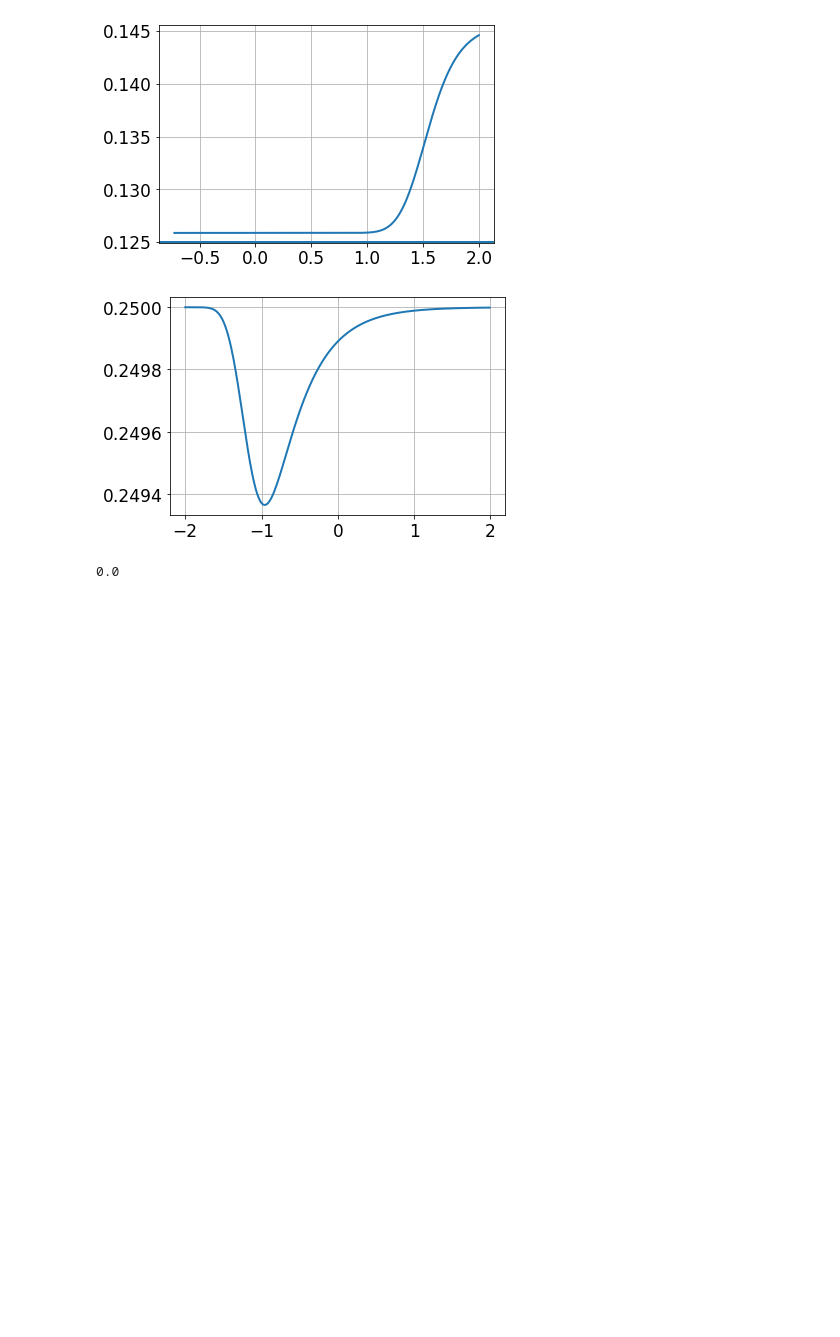
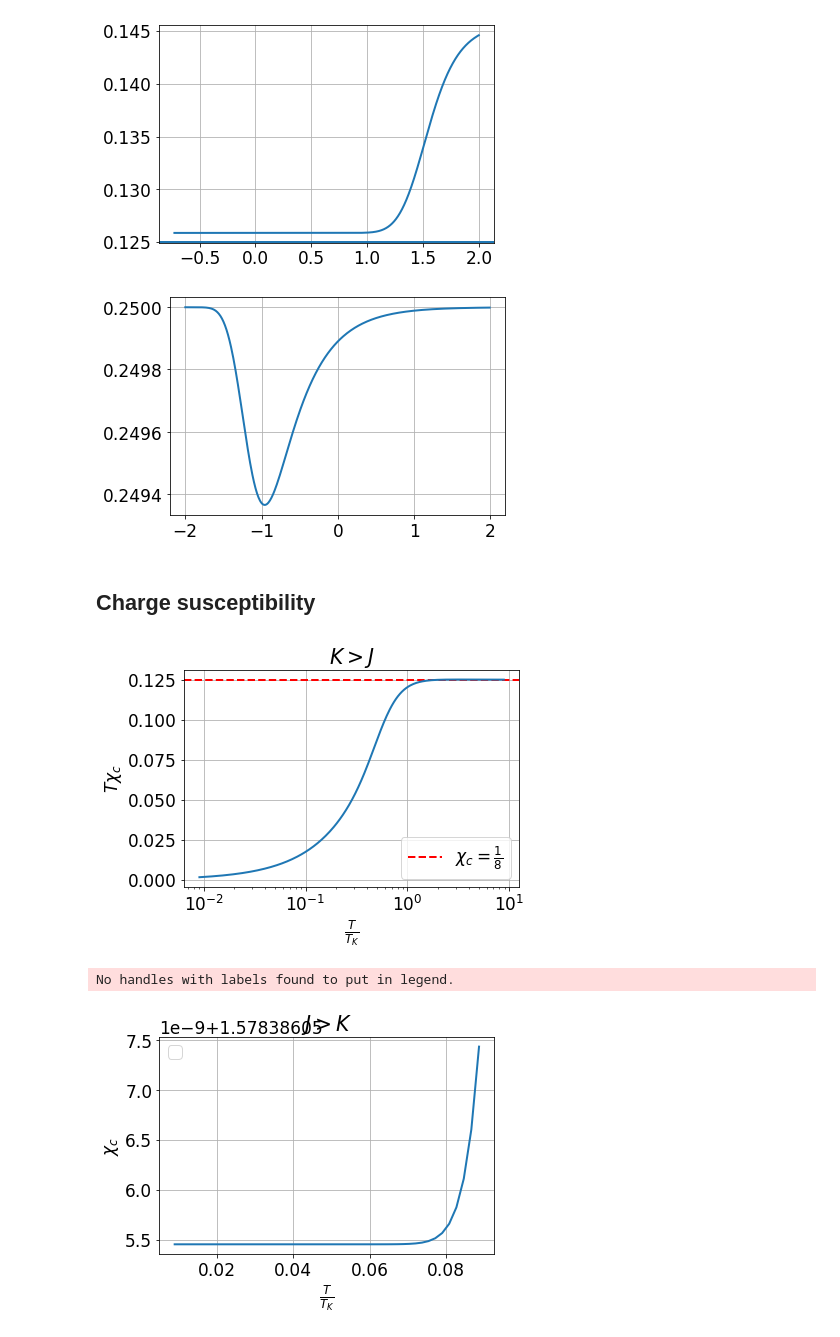
Before and after one commit to abhirup-m/Anderson-Impurity-Model-URG, a Jupyter notebook: spin-charge-symmetrical/chi.ipynb, the cells around one changed output. Saved outputs shown, nothing was run; the diff lists cells and outputs as text; code cells hidden in the pictures; blank space fills up the shorter version.

Commit message:
corrected errors in charge susceptibility, plotted charge susceptibility

```diff
--- a/spin-charge-symmetrical/chi.ipynb
+++ b/spin-charge-symmetrical/chi.ipynb
@@ -357,50 +357,56 @@ plt.plot(np.log10(Trange), np.array(chi) * Trange)
 plt.show()
 # %% [output]
 [figure]
+# %% [markdown]
+## Charge susceptibility
 # %%
 def get_chi_c(ed, j, k, T):
     beta = 1/T
-    numerator = (2 * exp(-beta * ed) + exp(-beta * (k/4))) * beta/2 + exp(beta * (k/4)) * cosh(beta * k/4) / k
-    denominator = 4 + 2 * exp(-beta * k/4) + 4 * exp(-beta * ed) + 4 * exp(-beta * (ed + j/4))*cosh(beta*j/4) + 2 * exp(beta * (k/4)) * cosh(beta * k/2)
+    numerator = (2 * exp(-beta * ed) + exp(-beta * (k/4))) * beta/2 + exp(beta * (k/4 - ed)) * sinh(beta * k/2) / k
+    denominator = 4 + 2 * exp(-beta * k/4) + 4 * exp(-beta * ed) + 3 * exp(-beta*(ed + j/4)) + exp(beta * (3*j/4 - ed)) + 2 * exp(beta * (k/4 - ed)) * cosh(beta * k/2)
     # print (numerator, denominator)
-    return ((2 * exp(-beta * ed) + exp(-beta * (k/4))) * beta/2 + exp(beta * (k/4)) * cosh(beta * k/4) / k) / (4 + 2 * exp(-beta * k/4) + 4 * exp(-beta * ed) + 4 * exp(-beta * (ed + j/4))*cosh(beta*j/4) + 2 * exp(beta * (k/4)) * cosh(beta * k/2))
+    return numerator/denominator
 
 
 V = 0.019909015762077577
 K = 0.15838964056748835
-J = 0
-U = -0.1
+J = 0.015
+U = 0
 count = 1
 
 D = count / 10
 N = 2 * count
 j = J * N
 k = K * N
 v = V * sqrt(N)
-T_range = 10**np.arange(-3.5, 2, 0.01)
+T_range = 10**np.arange(-3, 0, 0.01)
 ed = -U/2
 data = itertools.product([ed],[j],[k], T_range)
 print (get_chi_c(ed,j,k,T_range[0]))
-# chi_c = []
-# for T in tqdm(T_range):
-#     chi_c.append(get_chi_c(ed, j, k, T))
-# chi_c = np.array(chi_c)
-# Tk = (j + k) / (np.pi)
-# plt.axhline(1/8, 0, 1, color="r", label=r"$\chi_c = \frac{1}{8}$", ls="--")
-# plt.plot((T_range/Tk), T_range * chi_c)
-# plt.xscale("log")
-# plt.legend()
-# plt.ylabel(r"$T \chi_c$")
-# plt.xlabel(r"$\frac{T}{T_K}$")
-# plt.show()
+chi_c = []
+for T in tqdm(T_range):
+    chi_c.append(get_chi_c(ed, j, k, T))
+chi_c = np.array(chi_c)
+Tk = (j + k) / (np.pi)
+plt.axhline(1/8, 0, 1, color="r", label=r"$\chi_c = \frac{1}{8}$", ls="--")
+plt.plot((T_range/Tk), T_range * chi_c)
+plt.title(r"$K > J$")
+plt.xscale("log")
+plt.legend()
+plt.ylabel(r"$T \chi_c$")
+plt.xlabel(r"$\frac{T}{T_K}$")
+plt.show()
 
-# plt.plot((T_range/Tk), chi_c)
+plt.plot((T_range/Tk)[:100], chi_c[:100])
 # plt.xscale("log")
 # plt.axhline(1/(2*np.pi*Tk), 0, 1, color="r", label=r"$\left(2\pi T_K\right)^{-1}$", ls="--")
 # plt.axhline(1/(2*k), 0, 1, color="r", label=r"$\left(2k\right)^{-1}$", ls="--")
-# plt.ylabel(r"$\chi_c$")
-# plt.xlabel(r"$\log_{10}\frac{T}{T_K}$")
-# plt.legend()
-# plt.show()
+plt.ylabel(r"$\chi_c$")
+plt.title(r"$J > K$")
+plt.xlabel(r"$\frac{T}{T_K}$")
+plt.legend()
+plt.show()
 # %% [output]
+[figure, added]
-0.0
+No handles with labels found to put in legend.
+[figure, added]
```
Also changed, not shown: 7 other files.
